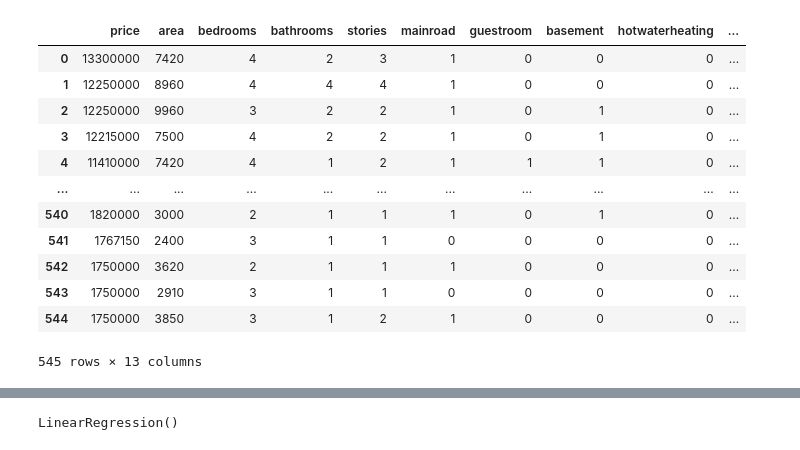
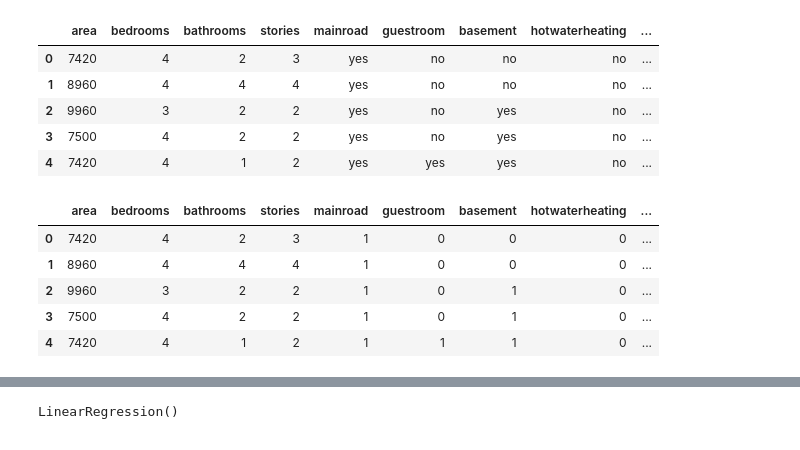
Before and after one commit to ayash01/dataScienceLab, a Jupyter notebook: CO2/Linear_Regression_house_pricen.ipynb, the cells around one changed output, grey strips where cells are left out. Saved outputs shown, nothing was run; the diff lists cells and outputs as text; code cells hidden in the pictures.

```diff
--- a/CO2/Linear_Regression_house_pricen.ipynb
+++ b/CO2/Linear_Regression_house_pricen.ipynb
@@ -27,22 +18,26 @@ df
+# %%
+x = df.drop("price", axis = 1)
+x.head()
+# %% [output]
+|  | area | bedrooms | bathrooms | stories | mainroad | guestroom | basement | hotwaterheating | ... |
+| 0 | 7420 | 4 | 2 | 3 | yes | no | no | no | ... |
+| 1 | 8960 | 4 | 4 | 4 | yes | no | no | no | ... |
+| 2 | 9960 | 3 | 2 | 2 | yes | no | yes | no | ... |
+| 3 | 7500 | 4 | 2 | 2 | yes | no | yes | no | ... |
+| 4 | 7420 | 4 | 1 | 2 | yes | yes | yes | no | ... |
 # %%
-label_encoder = LabelEncoder()
-cols = ['mainroad', 'guestroom', 'basement', 'hotwaterheating', 'airconditioning', 'prefarea', 'furnishingstatus']
+labelEncoder = LabelEncoder()
 
-for col in cols:
-    df[col] = label_encoder.fit_transform(df[col])
+labels = ["mainroad", "guestroom", "basement", "hotwaterheating", "airconditioning", "parking", "prefarea", "furnishingstatus"]
 
-df
+for label in labels:
+    x[label] = labelEncoder.fit_transform(x[label])
+
+x.head()
 # %% [output]
-|  | price | area | bedrooms | bathrooms | stories | mainroad | guestroom | basement | hotwaterheating | ... |
-| 0 | 13300000 | 7420 | 4 | 2 | 3 | 1 | 0 | 0 | 0 | ... |
-| 1 | 12250000 | 8960 | 4 | 4 | 4 | 1 | 0 | 0 | 0 | ... |
-| 2 | 12250000 | 9960 | 3 | 2 | 2 | 1 | 0 | 1 | 0 | ... |
-| 3 | 12215000 | 7500 | 4 | 2 | 2 | 1 | 0 | 1 | 0 | ... |
-| 4 | 11410000 | 7420 | 4 | 1 | 2 | 1 | 1 | 1 | 0 | ... |
-| ... | ... | ... | ... | ... | ... | ... | ... | ... | ... | ... |
-| 540 | 1820000 | 3000 | 2 | 1 | 1 | 1 | 0 | 1 | 0 | ... |
-| 541 | 1767150 | 2400 | 3 | 1 | 1 | 0 | 0 | 0 | 0 | ... |
-| 542 | 1750000 | 3620 | 2 | 1 | 1 | 1 | 0 | 0 | 0 | ... |
-| 543 | 1750000 | 2910 | 3 | 1 | 1 | 0 | 0 | 0 | 0 | ... |
-| 544 | 1750000 | 3850 | 3 | 1 | 2 | 1 | 0 | 0 | 0 | ... |
+|  | area | bedrooms | bathrooms | stories | mainroad | guestroom | basement | hotwaterheating | ... |
+| 0 | 7420 | 4 | 2 | 3 | 1 | 0 | 0 | 0 | ... |
+| 1 | 8960 | 4 | 4 | 4 | 1 | 0 | 0 | 0 | ... |
+| 2 | 9960 | 3 | 2 | 2 | 1 | 0 | 1 | 0 | ... |
+| 3 | 7500 | 4 | 2 | 2 | 1 | 0 | 1 | 0 | ... |
+| 4 | 7420 | 4 | 1 | 2 | 1 | 1 | 1 | 0 | ... |
-545 rows × 13 columns
```
Also changed, not shown: parts of 10 cells of this notebook, 3 other files.
